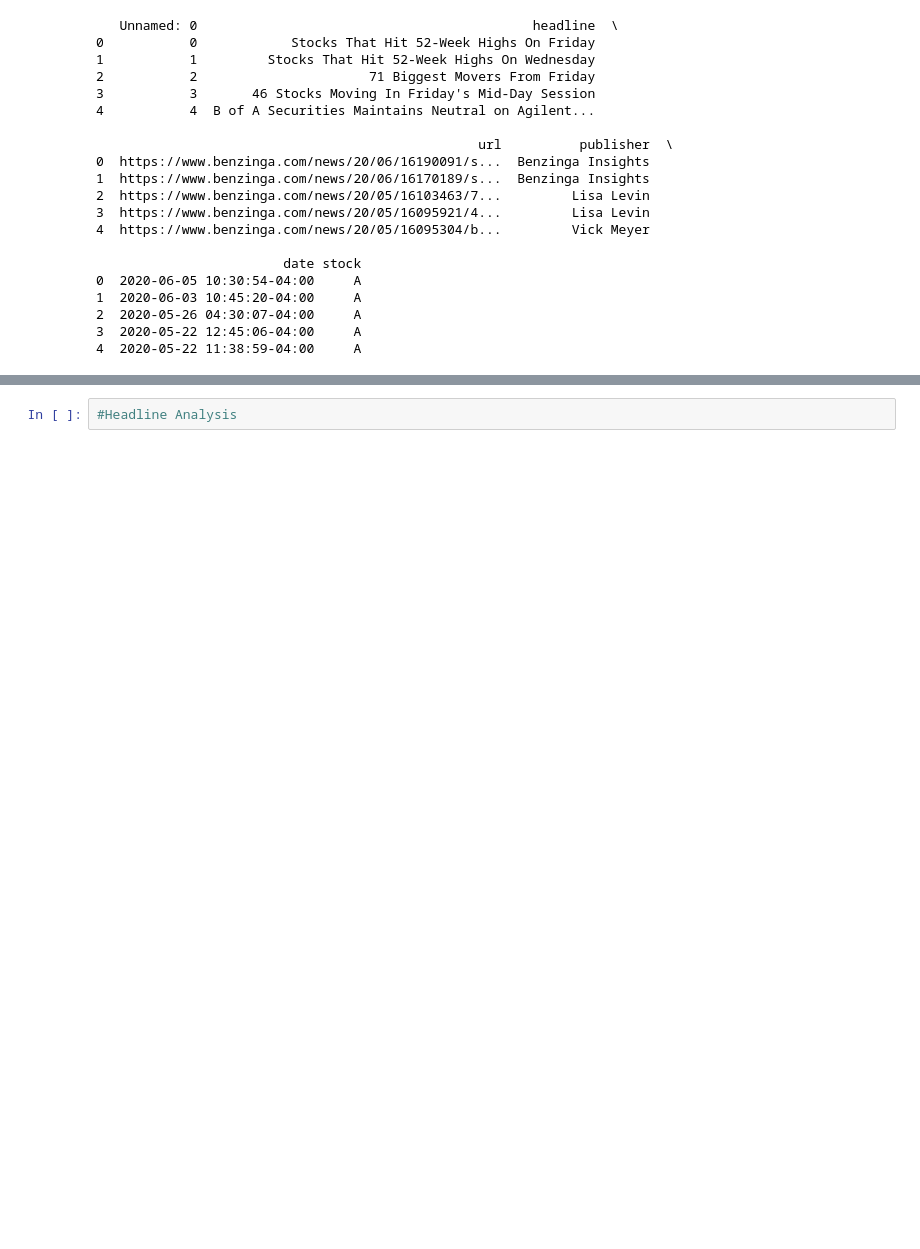
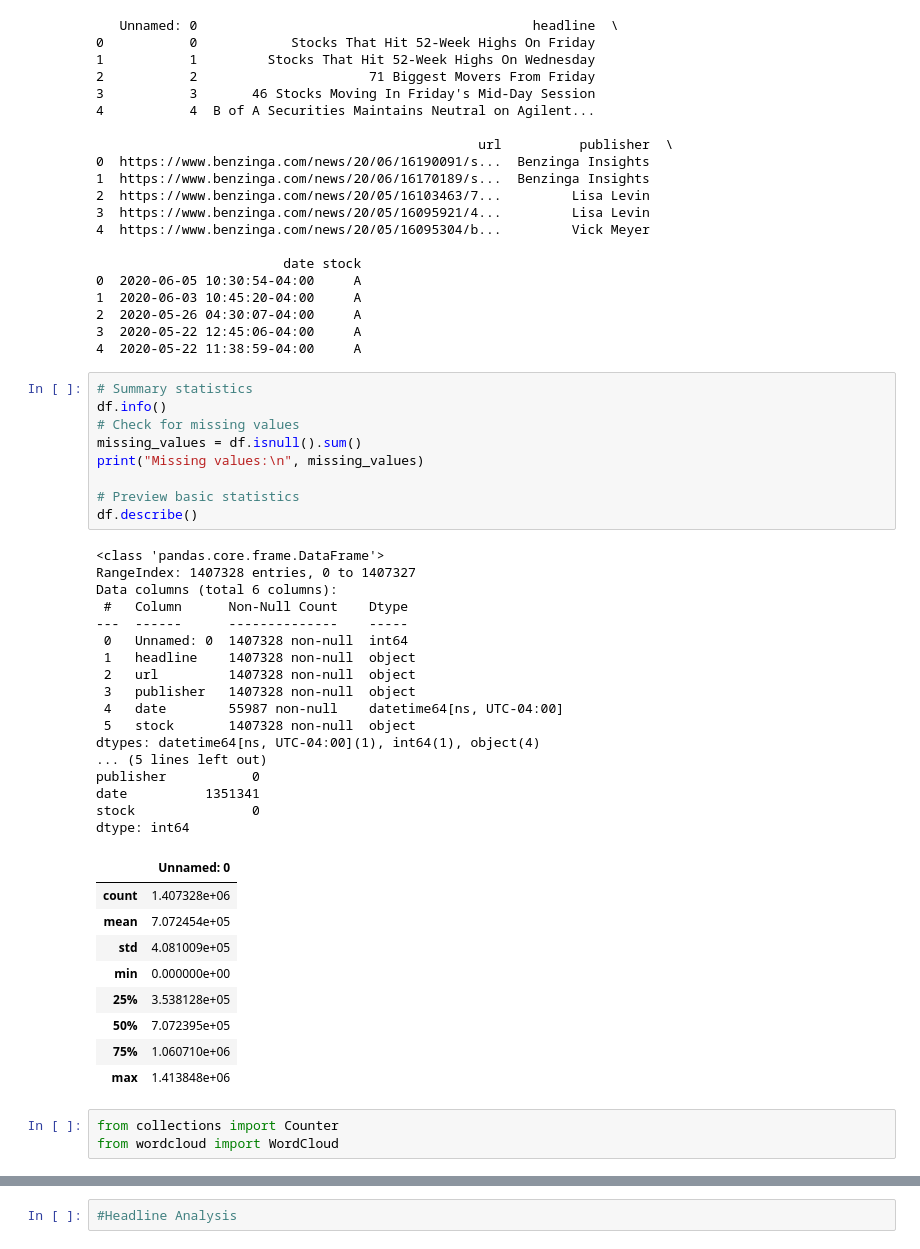
Before and after one commit to Lemlem-Tsifete/Tnx-acadamy-week-1, a Jupyter notebook: notebooks/analysis.ipynb, the cells around one changed output, grey strips where cells are left out. Saved outputs shown, nothing was run; the diff lists cells and outputs as text; blank space fills up the shorter version.

```diff
--- a/notebooks/analysis.ipynb
+++ b/notebooks/analysis.ipynb
@@ -27,3 +27,42 @@ print(df.head())
 2  2020-05-26 04:30:07-04:00     A
 3  2020-05-22 12:45:06-04:00     A
 4  2020-05-22 11:38:59-04:00     A
+# %%
+# Summary statistics
+df.info()
+# Check for missing values
+missing_values = df.isnull().sum()
+print("Missing values:\n", missing_values)
+
+# Preview basic statistics
+df.describe()
+# %% [output]
+<class 'pandas.core.frame.DataFrame'>
+RangeIndex: 1407328 entries, 0 to 1407327
+Data columns (total 6 columns):
+ #   Column      Non-Null Count    Dtype
+---  ------      --------------    -----
+ 0   Unnamed: 0  1407328 non-null  int64
+ 1   headline    1407328 non-null  object
+ 2   url         1407328 non-null  object
+ 3   publisher   1407328 non-null  object
+ 4   date        55987 non-null    datetime64[ns, UTC-04:00]
+ 5   stock       1407328 non-null  object
+dtypes: datetime64[ns, UTC-04:00](1), int64(1), object(4)
+... (5 lines left out)
+publisher           0
+date          1351341
+stock               0
+dtype: int64
+|  | Unnamed: 0 |
+| count | 1.407328e+06 |
+| mean | 7.072454e+05 |
+| std | 4.081009e+05 |
+| min | 0.000000e+00 |
+| 25% | 3.538128e+05 |
+| 50% | 7.072395e+05 |
+| 75% | 1.060710e+06 |
+| max | 1.413848e+06 |
+# %%
+from collections import Counter
+from wordcloud import WordCloud
```
Also changed, not shown: parts of 6 cells of this notebook.
